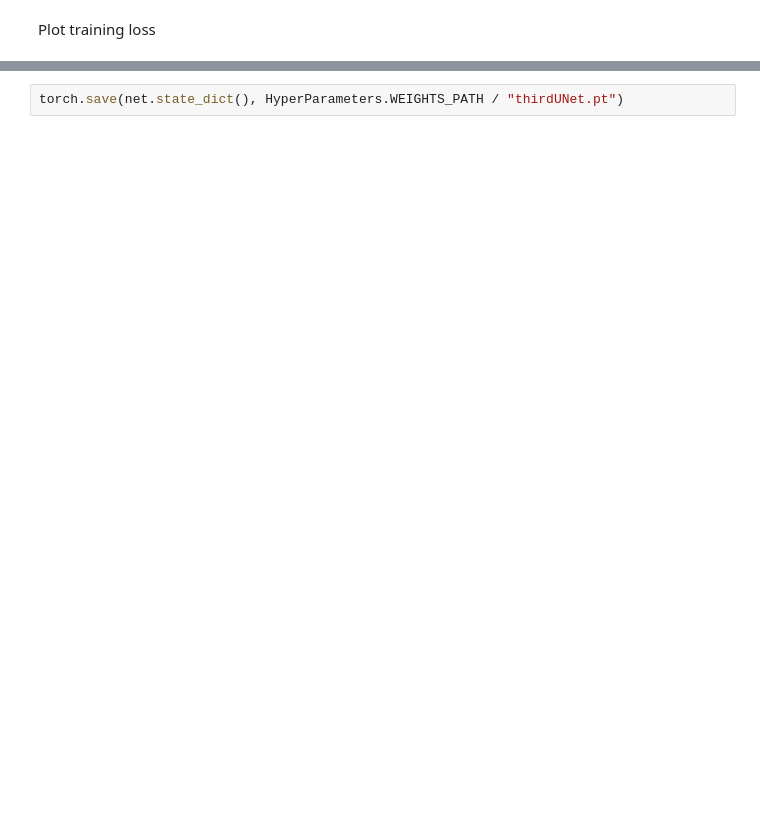
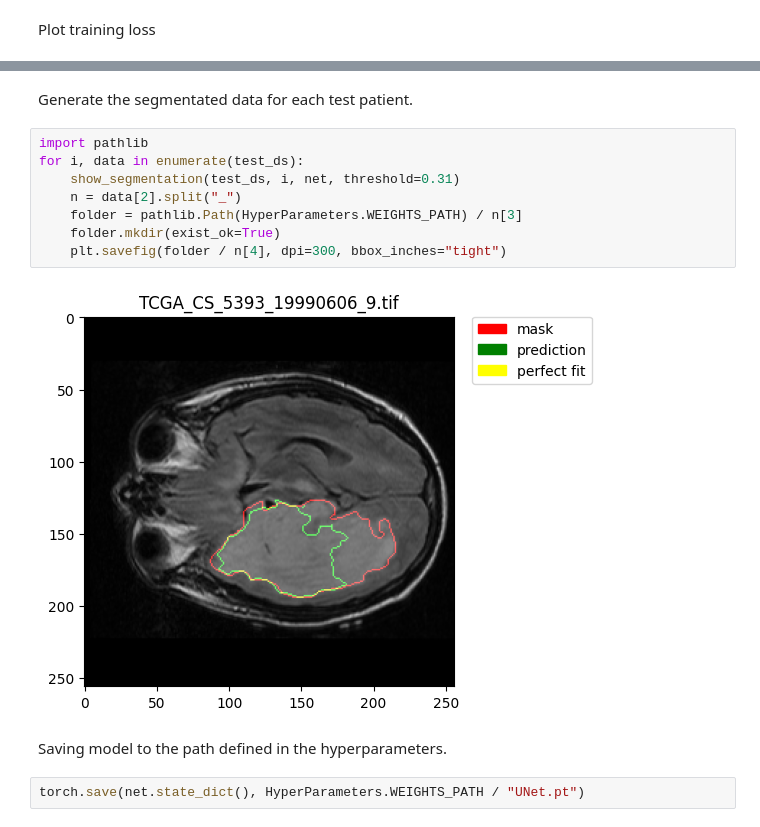
Before and after one commit to kosamate/brain-tumor-segmentation, a Jupyter notebook: brain_segmentation.ipynb, the cells around one changed output, grey strips where cells are left out. Drawn from its saved outputs; the diff is of its cells as text; blank space fills up the shorter version.

```diff
--- a/brain_segmentation.ipynb
+++ b/brain_segmentation.ipynb
@@ -533,2 +628,16 @@ show_prediction(image_ds, 108, net, threshold=0.9)
+# %% [markdown]
+Generate the segmentated data for each test patient.
+# %%
+import pathlib
+for i, data in enumerate(test_ds):
+    show_segmentation(test_ds, i, net, threshold=0.31)
+    n = data[2].split("_")
+    folder = pathlib.Path(HyperParameters.WEIGHTS_PATH) / n[3]
+    folder.mkdir(exist_ok=True)
+    plt.savefig(folder / n[4], dpi=300, bbox_inches="tight")
+# %% [output]
+[figure, added]
+# %% [markdown]
+Saving model to the path defined in the hyperparameters.
 # %%
-torch.save(net.state_dict(), HyperParameters.WEIGHTS_PATH / "thirdUNet.pt")
+torch.save(net.state_dict(), HyperParameters.WEIGHTS_PATH / "UNet.pt")
```
Also changed, not shown: parts of 39 cells of this notebook, 1 other file.
